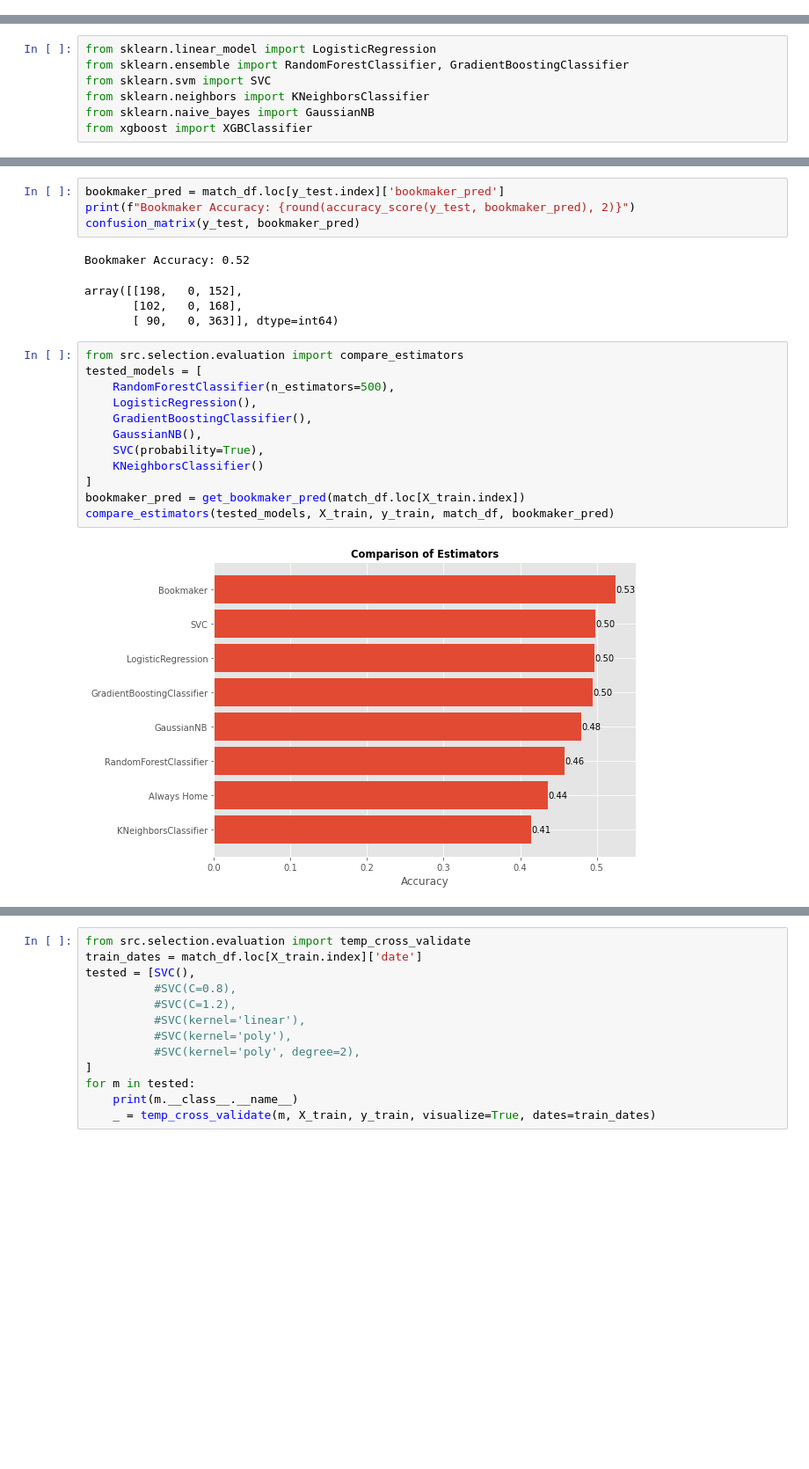
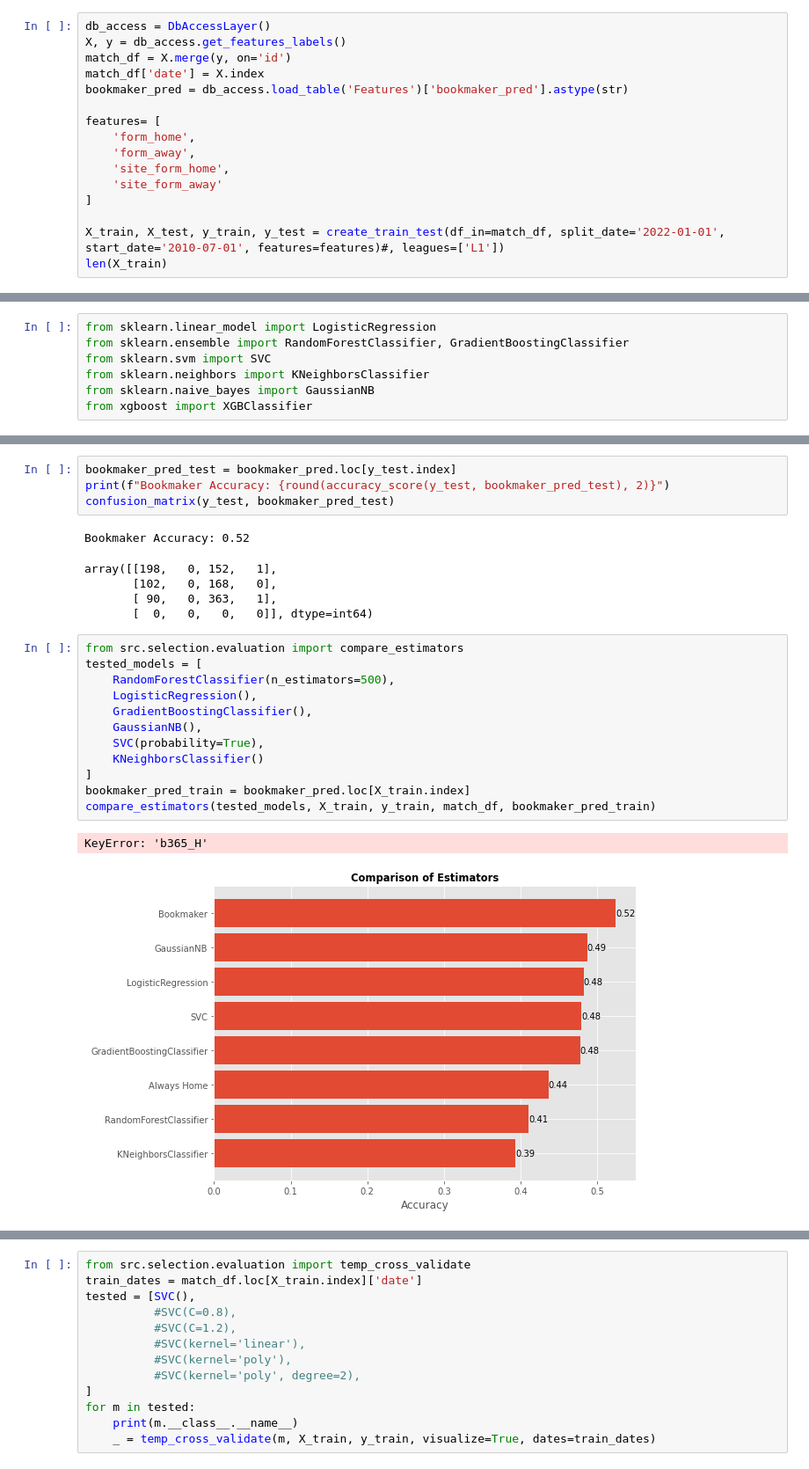
Before and after one commit to ErikFub/football-prediction, a Jupyter notebook: notebooks/code_dev.ipynb, the cells around one changed output, grey strips where cells are left out. Shown at 88% size. Drawn from its saved outputs; the diff is of its cells as text; blank space fills up the shorter version.

```diff
--- a/notebooks/code_dev.ipynb
+++ b/notebooks/code_dev.ipynb
@@ -172,0 +137,16 @@ X_train
+# %%
+db_access = DbAccessLayer()
+X, y = db_access.get_features_labels()
+match_df = X.merge(y, on='id')
+match_df['date'] = X.index
+bookmaker_pred = db_access.load_table('Features')['bookmaker_pred'].astype(str)
+
+features= [
+    'form_home',
+    'form_away',
+    'site_form_home',
+    'site_form_away'
+]
+
+X_train, X_test, y_train, y_test = create_train_test(df_in=match_df, split_date='2022-01-01', start_date='2010-07-01', features=features)#, leagues=['L1'])
+len(X_train)
@@ -206,24 +182,26 @@ home_losses            0.071820
 dtype: float64
 # %%
-bookmaker_pred = match_df.loc[y_test.index]['bookmaker_pred']
-print(f"Bookmaker Accuracy: {round(accuracy_score(y_test, bookmaker_pred), 2)}")
-confusion_matrix(y_test, bookmaker_pred)
+bookmaker_pred_test = bookmaker_pred.loc[y_test.index]
+print(f"Bookmaker Accuracy: {round(accuracy_score(y_test, bookmaker_pred_test), 2)}")
+confusion_matrix(y_test, bookmaker_pred_test)
 # %% [output]
 Bookmaker Accuracy: 0.52
-array([[198,   0, 152],
-       [102,   0, 168],
-       [ 90,   0, 363]], dtype=int64)
+array([[198,   0, 152,   1],
+       [102,   0, 168,   0],
+       [ 90,   0, 363,   1],
+       [  0,   0,   0,   0]], dtype=int64)
 # %%
 from src.selection.evaluation import compare_estimators
 tested_models = [
     RandomForestClassifier(n_estimators=500),
     LogisticRegression(),
     GradientBoostingClassifier(),
     GaussianNB(),
     SVC(probability=True),
     KNeighborsClassifier()
 ]
-bookmaker_pred = get_bookmaker_pred(match_df.loc[X_train.index])
-compare_estimators(tested_models, X_train, y_train, match_df, bookmaker_pred)
+bookmaker_pred_train = bookmaker_pred.loc[X_train.index]
+compare_estimators(tested_models, X_train, y_train, match_df, bookmaker_pred_train)
 # %% [output]
+KeyError: 'b365_H'
-[figure, old version]
+[figure, new version]
```
Also changed, not shown: parts of 16 cells of this notebook.
